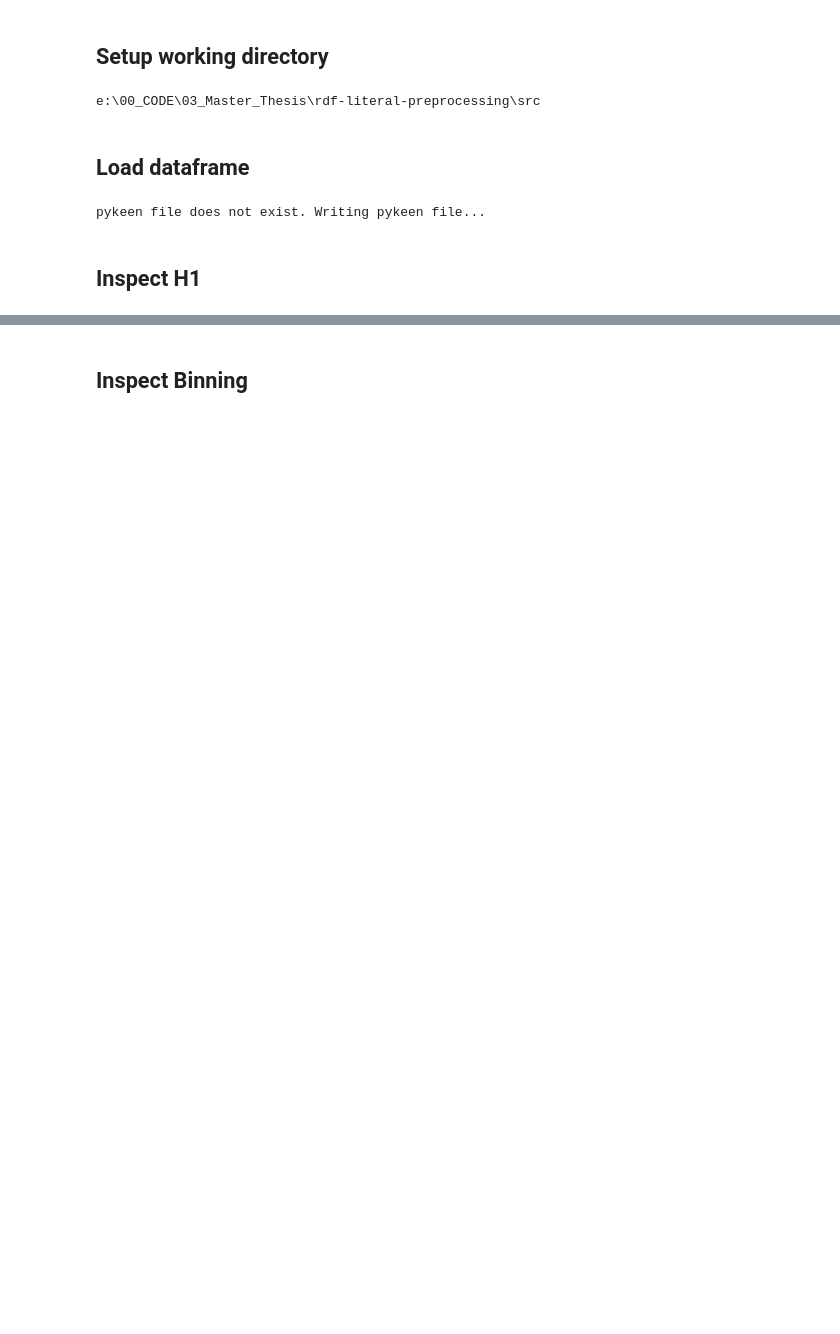
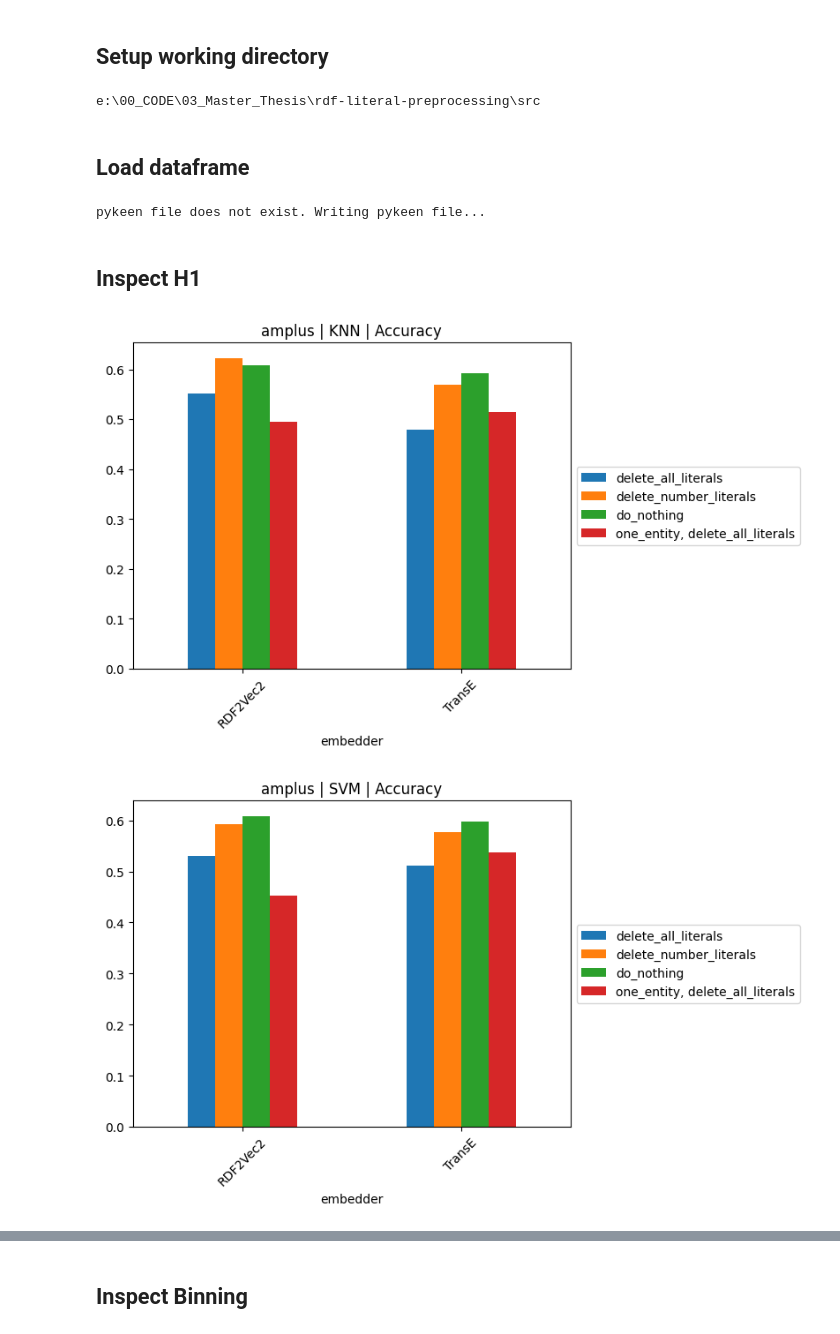
Before and after one commit to ArcNoctris/kg_literal_preprocessing, a Jupyter notebook: notebooks/evaluate_results.ipynb, the cells around one changed output, grey strips where cells are left out. Saved outputs shown, nothing was run; the diff lists cells and outputs as text; code cells hidden in the pictures; blank space fills up the shorter version.

```diff
--- a/notebooks/evaluate_results.ipynb
+++ b/notebooks/evaluate_results.ipynb
@@ -50,6 +50,10 @@ pykeen file does not exist. Writing pykeen file...
 # %%
 for dataset in df['dataset'].unique():
     for evaluation in df['eval_method'].unique():
-        pd.pivot_table(df[(df['dataset']==dataset) & (df['eval_method'] == evaluation) ],
+        if len(df[(df['dataset']==dataset) & (df['eval_method'] == evaluation) & (df['steps'].str.match(r'(one|delete|do_nothing).*'))]) != 0:
+            pd.pivot_table(df[(df['dataset']==dataset) & (df['eval_method'] == evaluation) & (df['steps'].str.match(r'(one|delete|do_nothing).*'))],
                index='embedder', columns=['steps'],values='f1_macro'
-              ).plot(subplots=False, rot= 45, kind='bar', title=f'{dataset} | {evaluation}')
+              ).plot(subplots=False, rot= 45, kind='bar', title=f'{dataset} | {evaluation} | Accuracy').legend(loc='center left', bbox_to_anchor=(1.0, 0.5))
+# %% [output]
+[figure, added]
+[figure, added]
```
Also changed, not shown: parts of 4 cells of this notebook, 6 other files.
